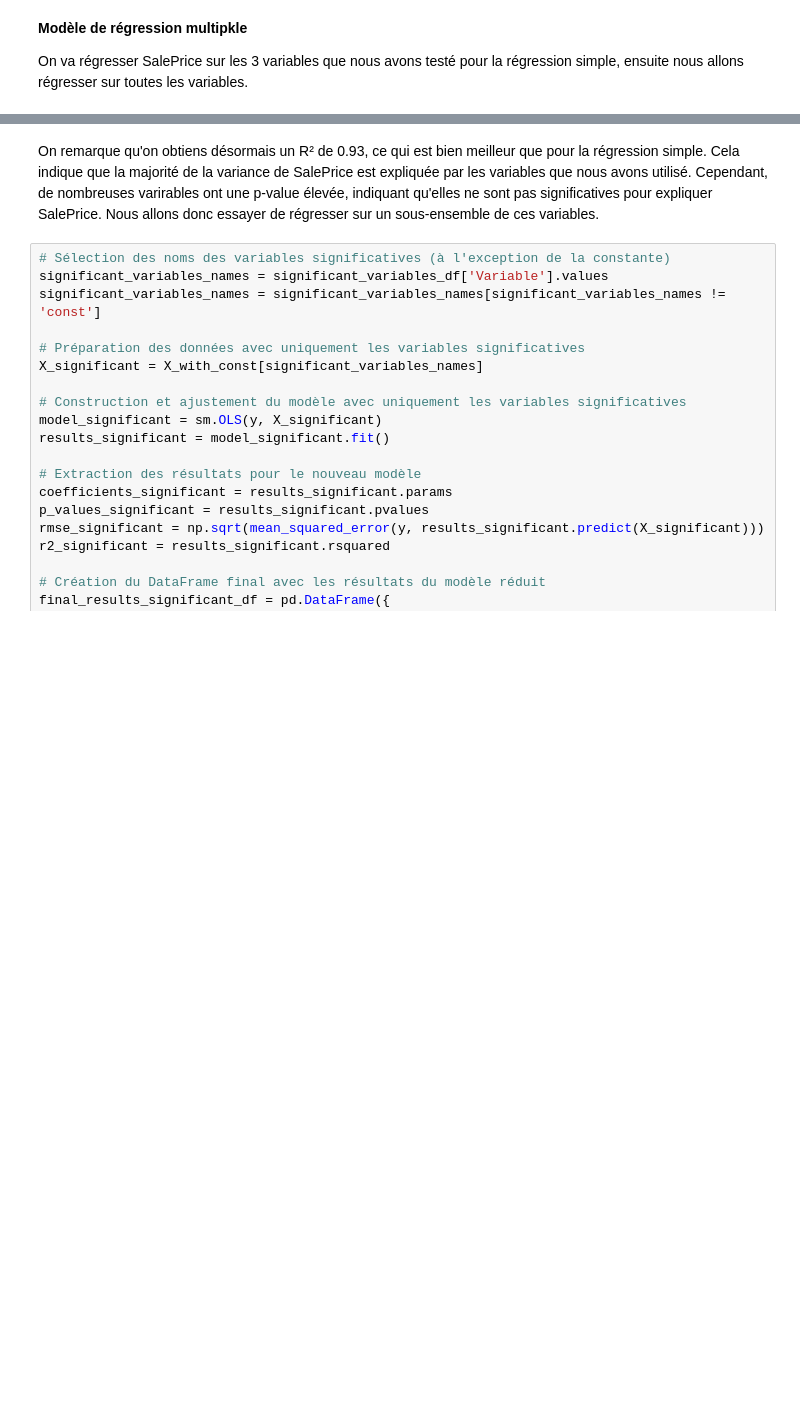
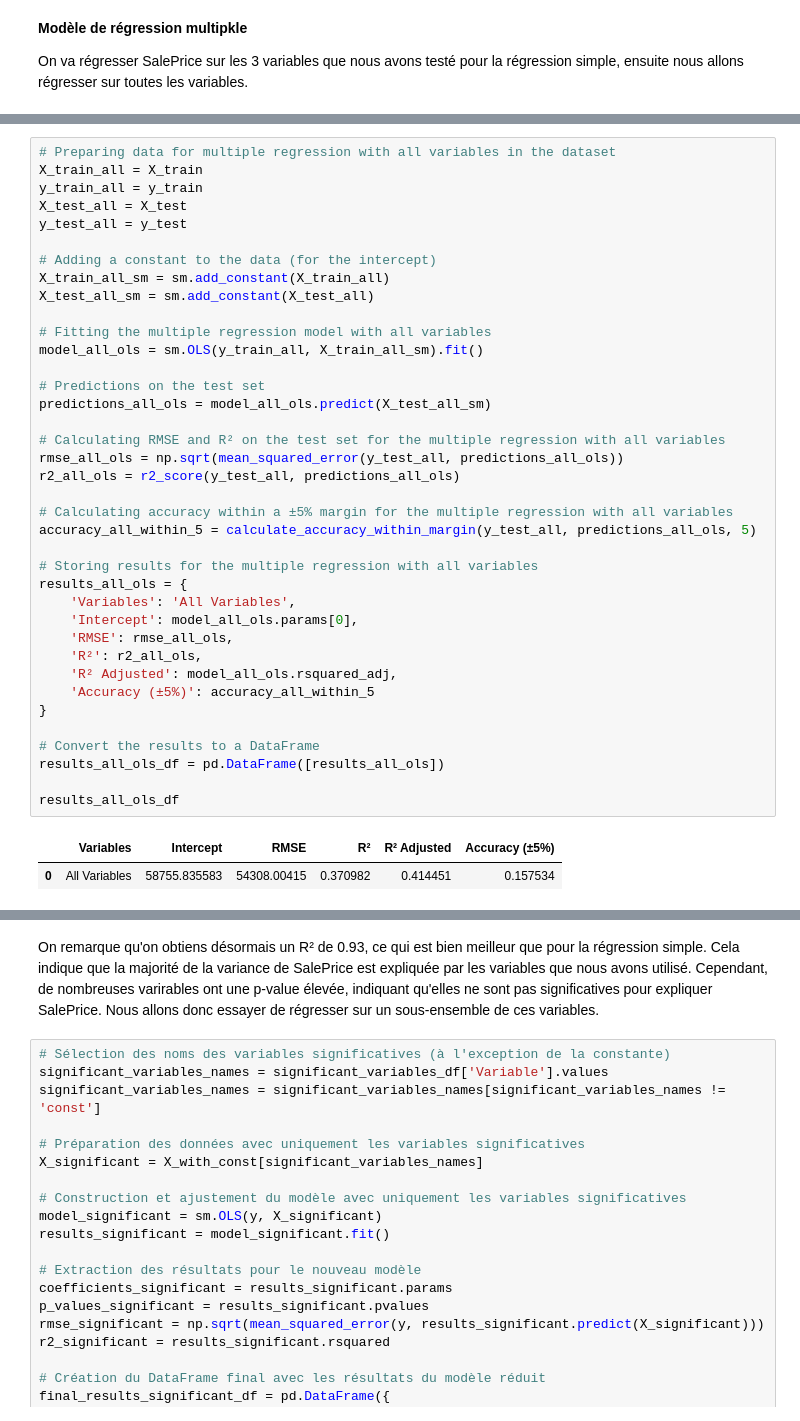
Before and after one commit to Thomas-Fernandes/House-Prices, a Jupyter notebook: Script.ipynb, the cells around one changed output, grey strips where cells are left out. Drawn from its saved outputs; the diff is of its cells as text; blank space fills up the shorter version.

```diff
--- a/Script.ipynb
+++ b/Script.ipynb
@@ -370,0 +341,41 @@ significant_variables_df
+# %%
+# Preparing data for multiple regression with all variables in the dataset
+X_train_all = X_train
+y_train_all = y_train
+X_test_all = X_test
+y_test_all = y_test
+
+# Adding a constant to the data (for the intercept)
+X_train_all_sm = sm.add_constant(X_train_all)
+X_test_all_sm = sm.add_constant(X_test_all)
+
+# Fitting the multiple regression model with all variables
+model_all_ols = sm.OLS(y_train_all, X_train_all_sm).fit()
+
+# Predictions on the test set
+predictions_all_ols = model_all_ols.predict(X_test_all_sm)
+
+# Calculating RMSE and R² on the test set for the multiple regression with all variables
+rmse_all_ols = np.sqrt(mean_squared_error(y_test_all, predictions_all_ols))
+r2_all_ols = r2_score(y_test_all, predictions_all_ols)
+
+# Calculating accuracy within a ±5% margin for the multiple regression with all variables
+accuracy_all_within_5 = calculate_accuracy_within_margin(y_test_all, predictions_all_ols, 5)
+
+# Storing results for the multiple regression with all variables
+results_all_ols = {
+    'Variables': 'All Variables',
+    'Intercept': model_all_ols.params[0],
+    'RMSE': rmse_all_ols,
+    'R²': r2_all_ols,
+    'R² Adjusted': model_all_ols.rsquared_adj,
+    'Accuracy (±5%)': accuracy_all_within_5
+}
+
+# Convert the results to a DataFrame
+results_all_ols_df = pd.DataFrame([results_all_ols])
+
+results_all_ols_df
+# %% [output]
+|  | Variables | Intercept | RMSE | R² | R² Adjusted | Accuracy (±5%) |
+| 0 | All Variables | 58755.835583 | 54308.00415 | 0.370982 | 0.414451 | 0.157534 |
```
Also changed, not shown: parts of 9 cells of this notebook.
